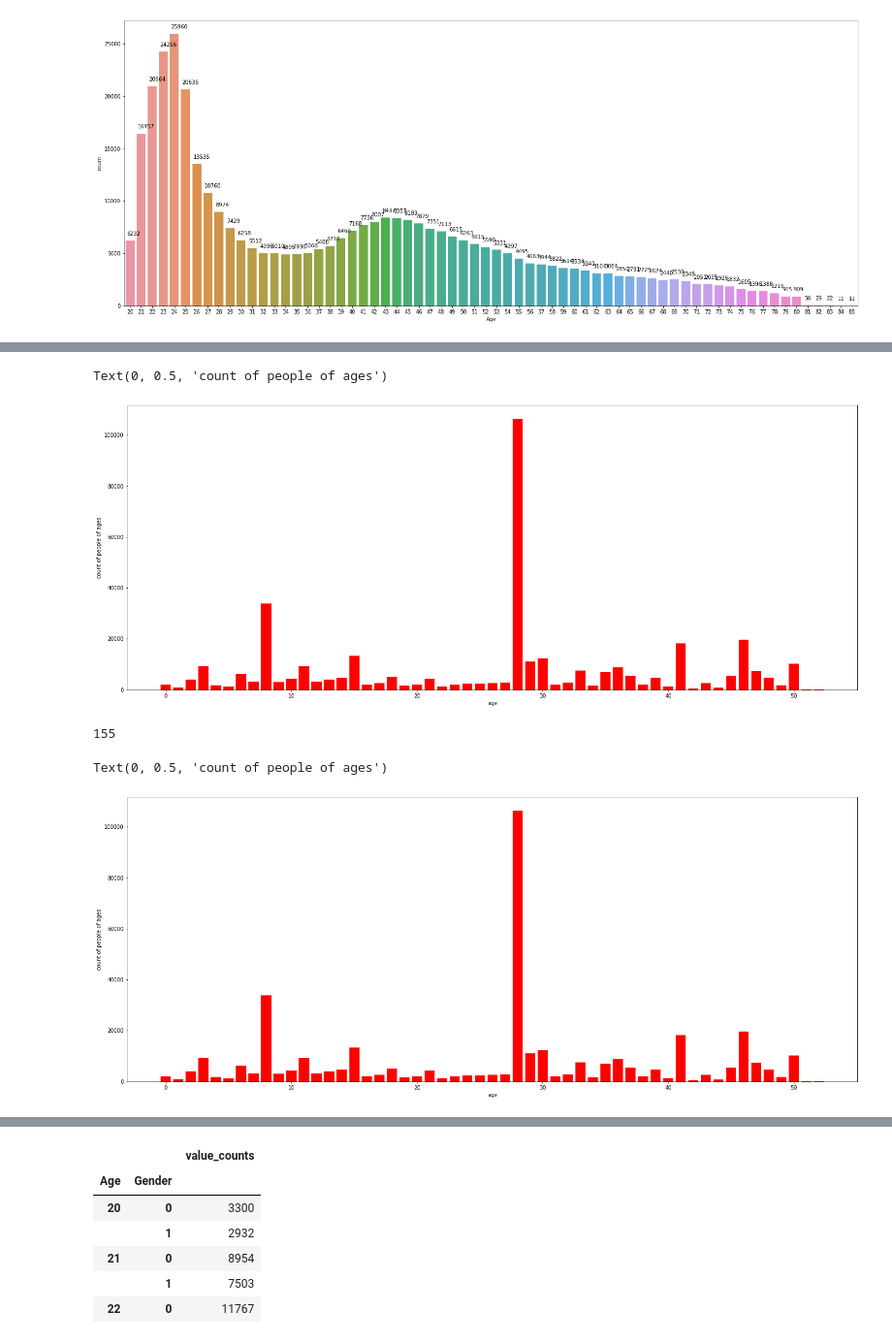
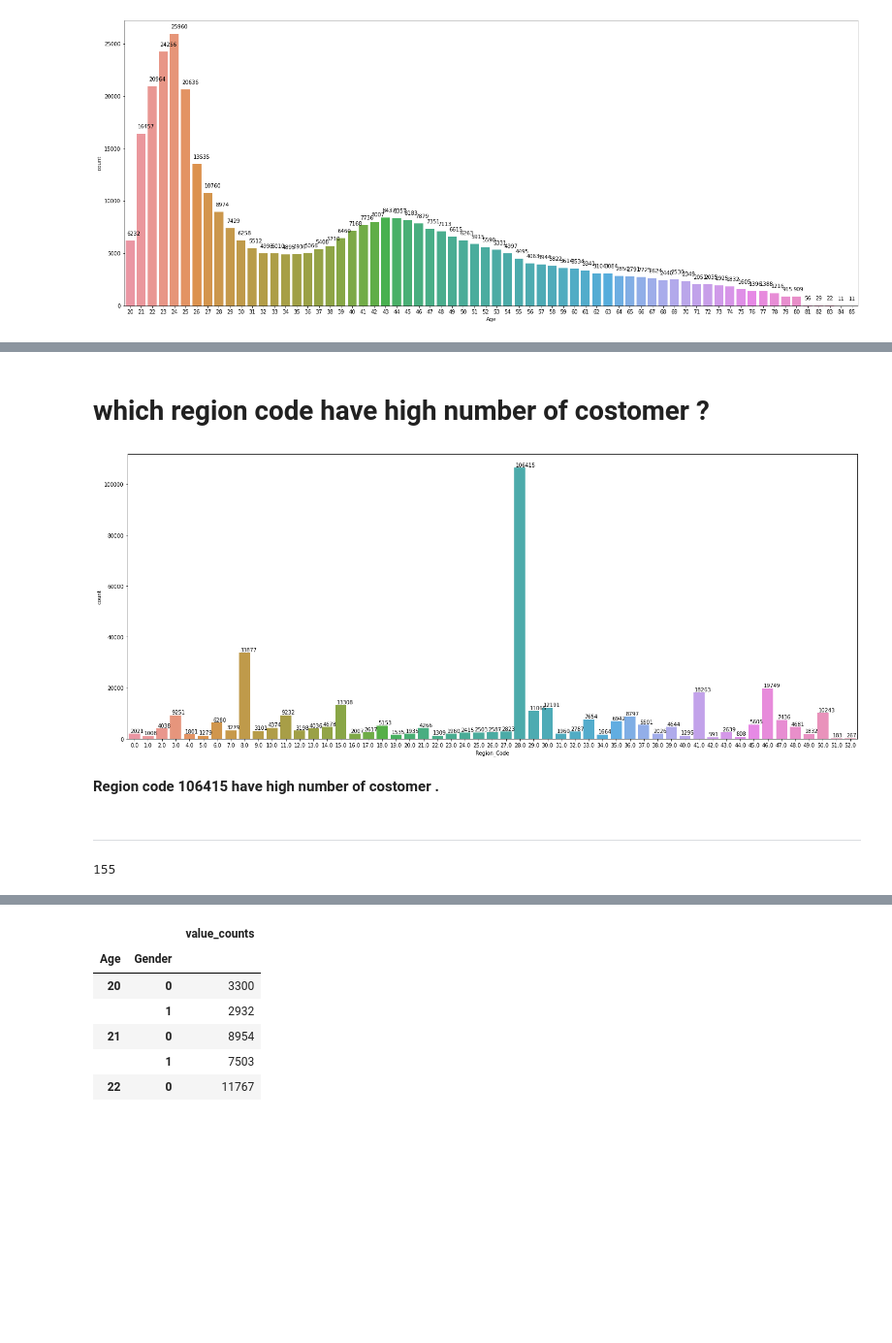
Before and after one commit to 143biswajit/HEALTH-INSURANCE-CROSS-SELL-PREDICTION, a Jupyter notebook: HEALTH_INSURANCE_CROSS_SELL_PREDICTION.ipynb, the cells around one changed output, grey strips where cells are left out. Shown: that part at 97% size. Cells and saved outputs as stored; diff of their text form; code cells hidden in the pictures; blank space fills up the shorter version.

```diff
--- a/HEALTH_INSURANCE_CROSS_SELL_PREDICTION.ipynb
+++ b/HEALTH_INSURANCE_CROSS_SELL_PREDICTION.ipynb
@@ -401,24 +388,20 @@ Text(0, 0.5, 'count of people of ages')
-# %%
-Region_Code =df['Region_Code'].value_counts().index
-no_of_age =df['Region_Code'].value_counts()
-plt.rcParams['figure.figsize'] = (25, 10)
-plt.bar(Region_Code,no_of_age,color = 'red')
-plt.xlabel("age")
-plt.ylabel("count of people of ages")
-# %% [output]
-Text(0, 0.5, 'count of people of ages')
-[figure, removed]
+# %% [markdown]
+# **which region code have high number of costomer ?**
+# %%
+from seaborn.categorical import countplot
+plt.figure(figsize  = (25,10))
+ax = countplot(x = 'Region_Code' ,data= df )
+for p in ax.patches:
+    ax.annotate((p.get_height()), (p.get_x() +0.1, p.get_height()+500))
+# %% [output]
+[figure, added]
+# %% [markdown]
+**Region code 106415 have high number of costomer .**
+# %% [markdown]
+
+
+---
 # %%
 df['Policy_Sales_Channel'].nunique()
 # %% [output]
 155
-# %%
-Region_Code =df['Region_Code'].value_counts().index
-no_of_age =df['Region_Code'].value_counts()
-plt.rcParams['figure.figsize'] = (25, 10)
-plt.bar(Region_Code,no_of_age,color = 'red')
-plt.xlabel("age")
-plt.ylabel("count of people of ages")
-# %% [output]
-Text(0, 0.5, 'count of people of ages')
-[figure, removed]
```
Also changed, not shown: parts of 16 cells of this notebook.
